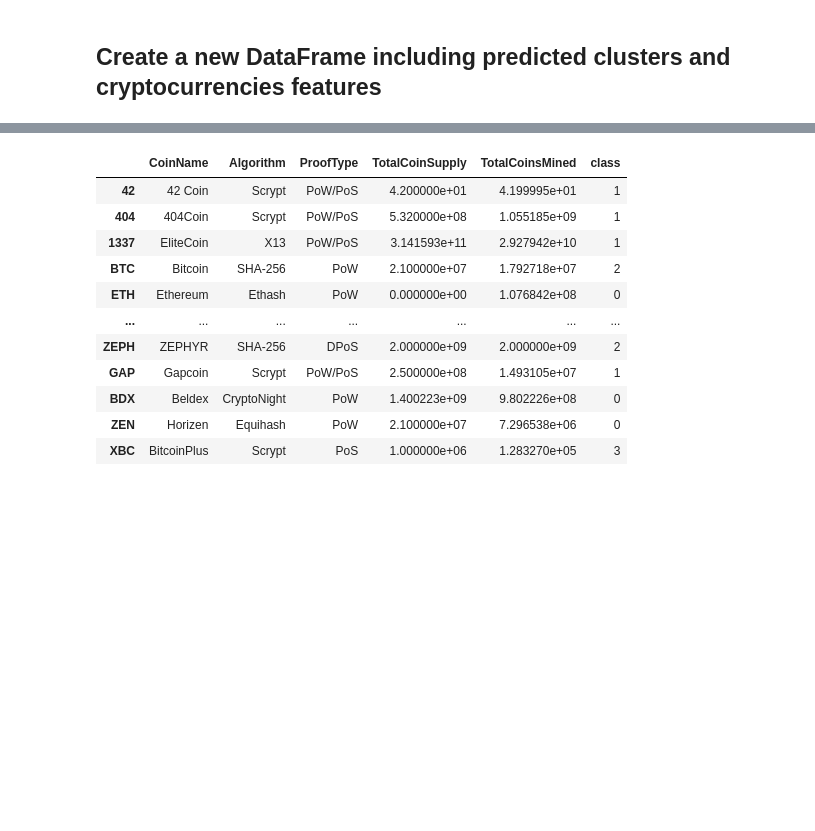
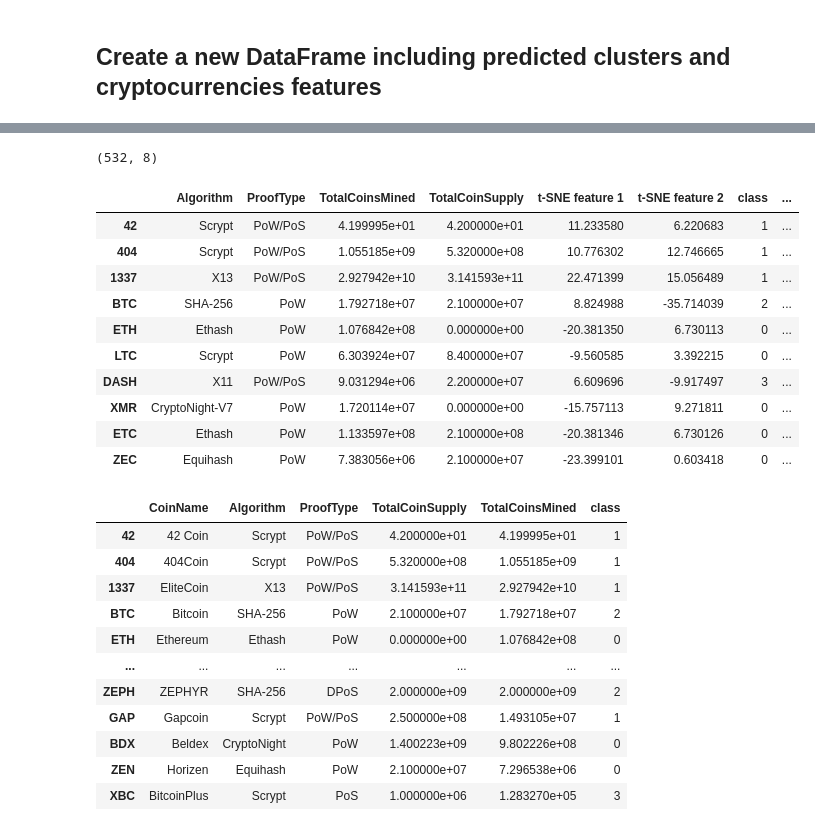
Before and after one commit to V-MalM/Cryptocurrency-Clusters, a Jupyter notebook: Cryptocurrency_Clusters.ipynb, the cells around one changed output, grey strips where cells are left out. Saved outputs shown, nothing was run; the diff lists cells and outputs as text; code cells hidden in the pictures; blank space fills up the shorter version.

```diff
--- a/cluster_analysis.ipynb
+++ b/Cryptocurrency_Clusters.ipynb
@@ -437,2 +415,22 @@ plt.show()
+# %%
+# Create a new DataFrame including predicted clusters and cryptocurrencies features
+clustered_cryptos_df = pd.concat([df_crypto_data, tsne_features_df], axis=1, sort=False)
+clustered_cryptos_df["CoinName"] = df_crypto_coins["CoinName"]
+
+print(clustered_cryptos_df.shape)
+clustered_cryptos_df.head(10)
+# %% [output]
+(532, 8)
+|  | Algorithm | ProofType | TotalCoinsMined | TotalCoinSupply | t-SNE feature 1 | t-SNE feature 2 | class | ... |
+| 42 | Scrypt | PoW/PoS | 4.199995e+01 | 4.200000e+01 | 11.233580 | 6.220683 | 1 | ... |
+| 404 | Scrypt | PoW/PoS | 1.055185e+09 | 5.320000e+08 | 10.776302 | 12.746665 | 1 | ... |
+| 1337 | X13 | PoW/PoS | 2.927942e+10 | 3.141593e+11 | 22.471399 | 15.056489 | 1 | ... |
+| BTC | SHA-256 | PoW | 1.792718e+07 | 2.100000e+07 | 8.824988 | -35.714039 | 2 | ... |
+| ETH | Ethash | PoW | 1.076842e+08 | 0.000000e+00 | -20.381350 | 6.730113 | 0 | ... |
+| LTC | Scrypt | PoW | 6.303924e+07 | 8.400000e+07 | -9.560585 | 3.392215 | 0 | ... |
+| DASH | X11 | PoW/PoS | 9.031294e+06 | 2.200000e+07 | 6.609696 | -9.917497 | 3 | ... |
+| XMR | CryptoNight-V7 | PoW | 1.720114e+07 | 0.000000e+00 | -15.757113 | 9.271811 | 0 | ... |
+| ETC | Ethash | PoW | 1.133597e+08 | 2.100000e+08 | -20.381346 | 6.730126 | 0 | ... |
+| ZEC | Equihash | PoW | 7.383056e+06 | 2.100000e+07 | -23.399101 | 0.603418 | 0 | ... |
 # %%
 # Table with tradable cryptos
```
Also changed, not shown: parts of 9 cells of this notebook, 1 other file.
